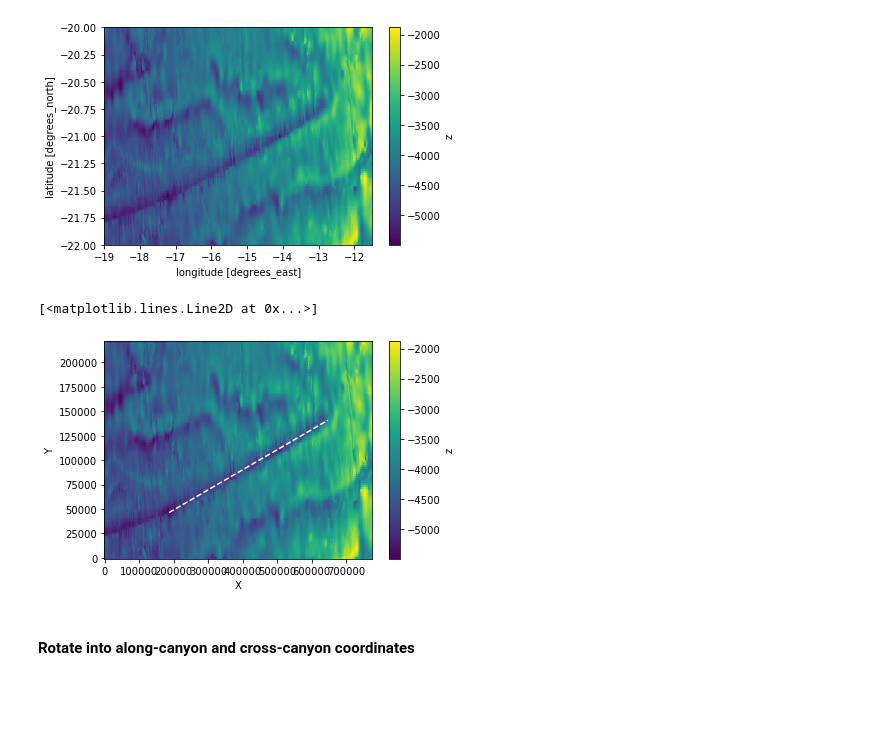
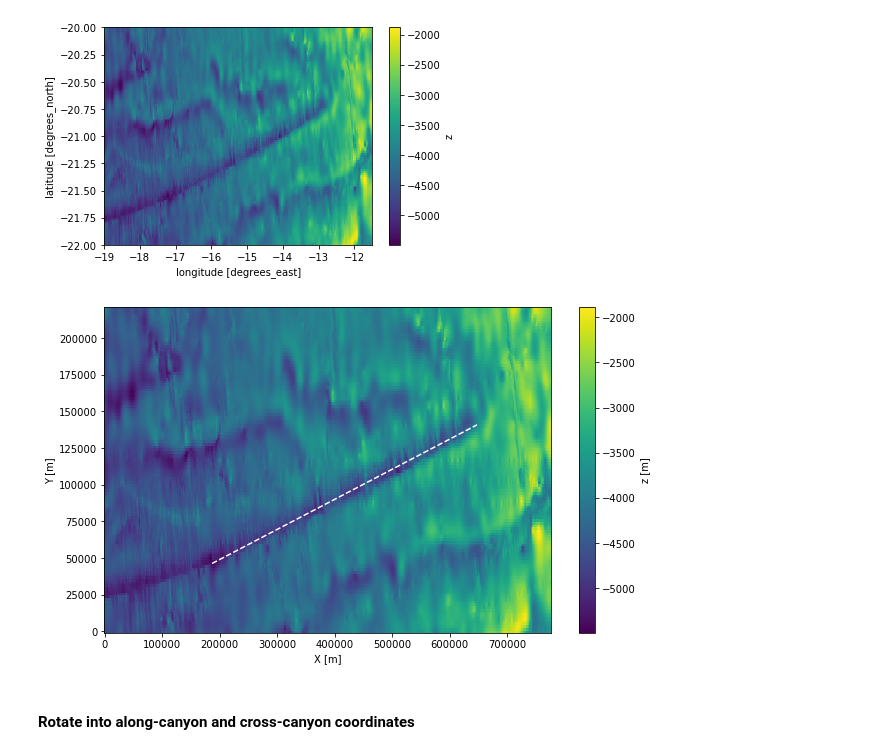
Before and after one commit to hdrake/bblturb, a Jupyter notebook: notebooks/config/gendata_BBTRE.ipynb, the cells around one changed output. Drawn from its saved outputs; the diff is of its cells as text; code cells hidden in the pictures; blank space fills up the shorter version.

```diff
--- a/notebooks/config/gendata_BBTRE.ipynb
+++ b/notebooks/config/gendata_BBTRE.ipynb
@@ -72,15 +72,20 @@ Attributes:
     node_offset:  1
 [figure]
 # %%
+plt.figure(figsize=(10,6))
 lats_deg = [-21.575, -20.725]; lons_deg = [-17.2, -12.75]
 lats_dist = ds['Y'].sel(lat=lats_deg, method='nearest')
 lons_dist = ds['X'].sel(lon=lons_deg, method='nearest')
 
-ds['z'].plot(x='X', y='Y')
+q = ds['z'].plot(x='X', y='Y')
+q.colorbar.set_label('z [m]')
+plt.xlabel("X [m]")
+plt.ylabel("Y [m]")
 plt.plot(lons_dist, lats_dist, 'w--')
+
+plt.savefig("../../figures/BBTRE_config_canyon.png", dpi=100., bbox_inches='tight')
 # %% [output]
-[<matplotlib.lines.Line2D at 0x...>]
-[figure, old version]
+[figure, new version]
 # %% [markdown]
 #### Rotate into along-canyon and cross-canyon coordinates
 # %%
```
Also changed, not shown: parts of 5 cells of this notebook, 14 other files.
